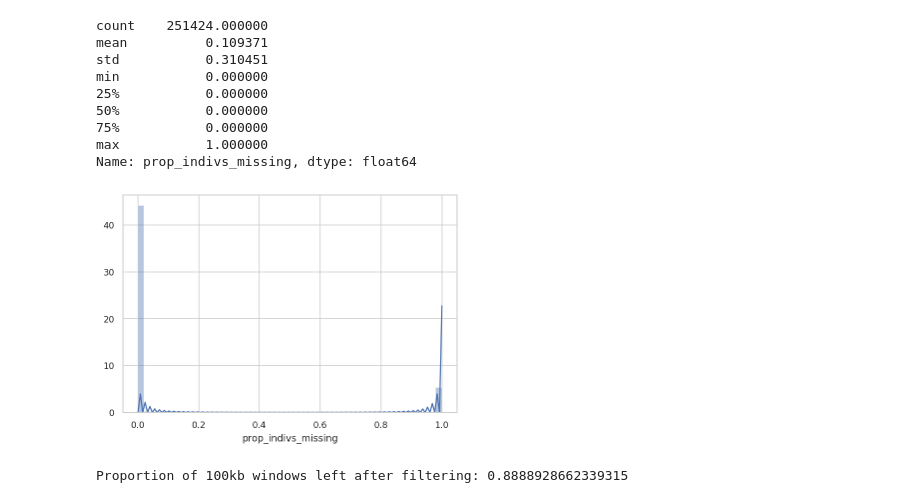
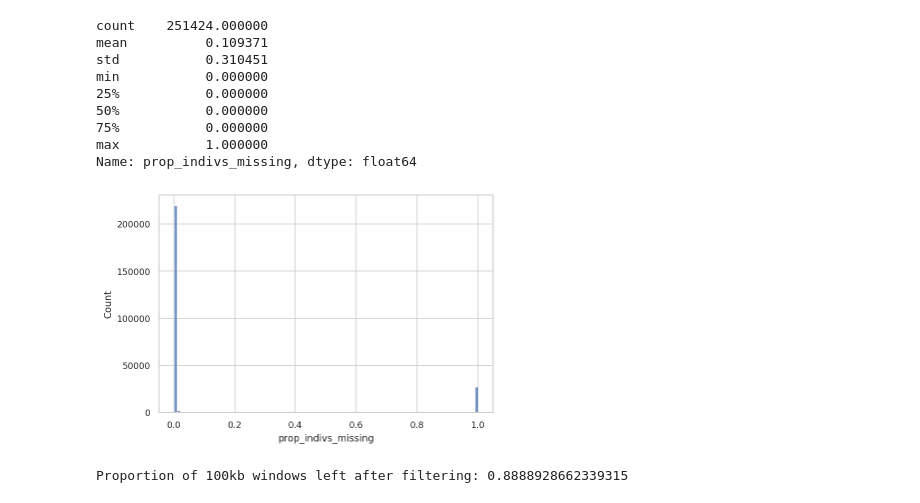
Before and after one commit to kaspermunch/humanXsweeps, a Jupyter notebook: notebooks/nb_11_sweeps_from_male_dist_and_pi.ipynb, the cells around one changed output. Cells and saved outputs as stored; diff of their text form; code cells hidden in the pictures.

```diff
--- a/notebooks/nb_11_sweeps_from_male_dist_and_pi.ipynb
+++ b/notebooks/nb_11_sweeps_from_male_dist_and_pi.ipynb
@@ -312,9 +352,9 @@ min           0.000000
 max           1.000000
 Name: prop_indivs_missing, dtype: float64
 # %%
-g = sns.distplot(sweep_data.prop_indivs_missing)
+g = sns.histplot(sweep_data.prop_indivs_missing, bins=100)
 # %% [output]
-[figure, old version]
+[figure, new version]
 # %%
 missing_indiv_window_mask = sweep_data.prop_indivs_missing <= analysis_globals.max_prop_indiv_missing
 print('Proportion of 100kb windows left after filtering:', missing_indiv_window_mask.sum() / missing_indiv_window_mask.size)
```
Also changed, not shown: parts of 44 cells of this notebook, 22 other files.
